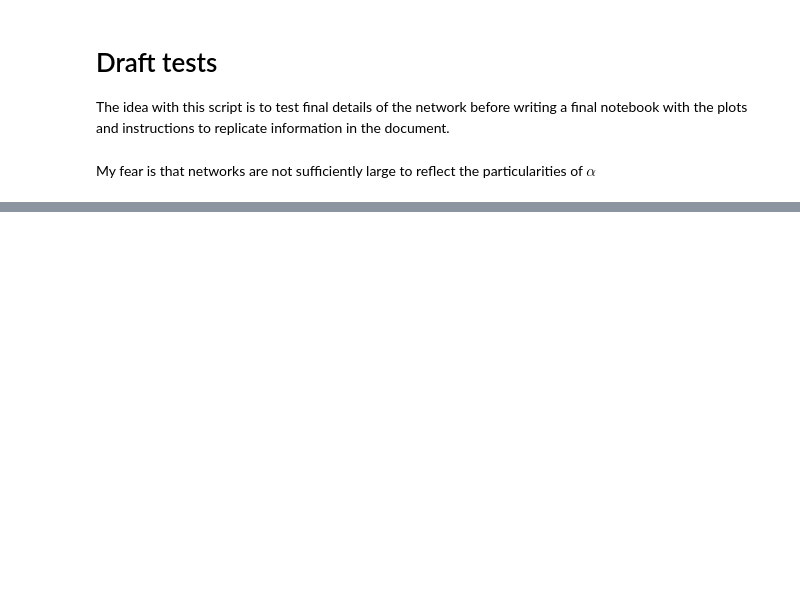
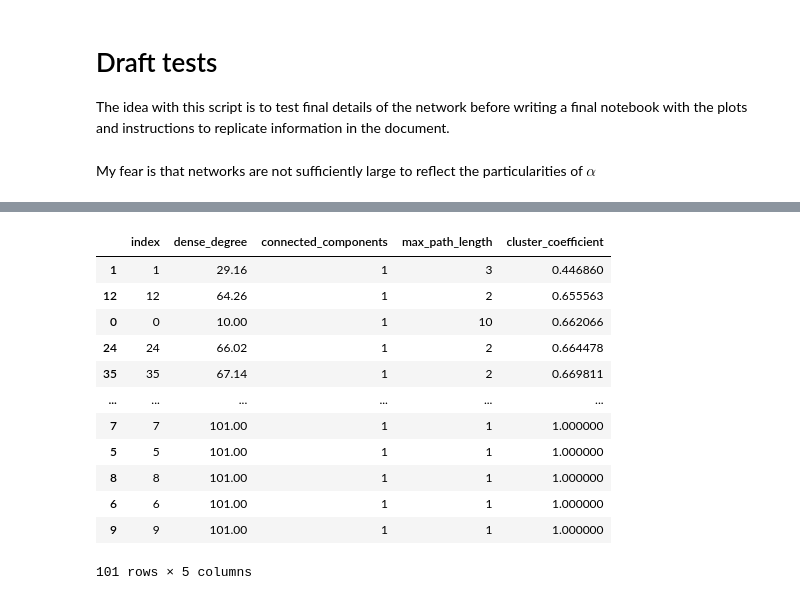
Before and after one commit to s-herrerag/enviromental_behavior_dynamics, a Jupyter notebook: draft.ipynb, the cells around one changed output, grey strips where cells are left out. Cells and saved outputs as stored; diff of their text form; code cells hidden in the pictures; blank space fills up the shorter version.

```diff
--- a/draft.ipynb
+++ b/draft.ipynb
@@ -121,0 +160,16 @@ for r in [0,5,10,14]:
+# %%
+cluster_single.sort_values(by="cluster_coefficient")
+# %% [output]
+|  | index | dense_degree | connected_components | max_path_length | cluster_coefficient |
+| 1 | 1 | 29.16 | 1 | 3 | 0.446860 |
+| 12 | 12 | 64.26 | 1 | 2 | 0.655563 |
+| 0 | 0 | 10.00 | 1 | 10 | 0.662066 |
+| 24 | 24 | 66.02 | 1 | 2 | 0.664478 |
+| 35 | 35 | 67.14 | 1 | 2 | 0.669811 |
+| ... | ... | ... | ... | ... | ... |
+| 7 | 7 | 101.00 | 1 | 1 | 1.000000 |
+| 5 | 5 | 101.00 | 1 | 1 | 1.000000 |
+| 8 | 8 | 101.00 | 1 | 1 | 1.000000 |
+| 6 | 6 | 101.00 | 1 | 1 | 1.000000 |
+| 9 | 9 | 101.00 | 1 | 1 | 1.000000 |
+101 rows × 5 columns
```
Also changed, not shown: parts of 9 cells of this notebook, 8 other files.
